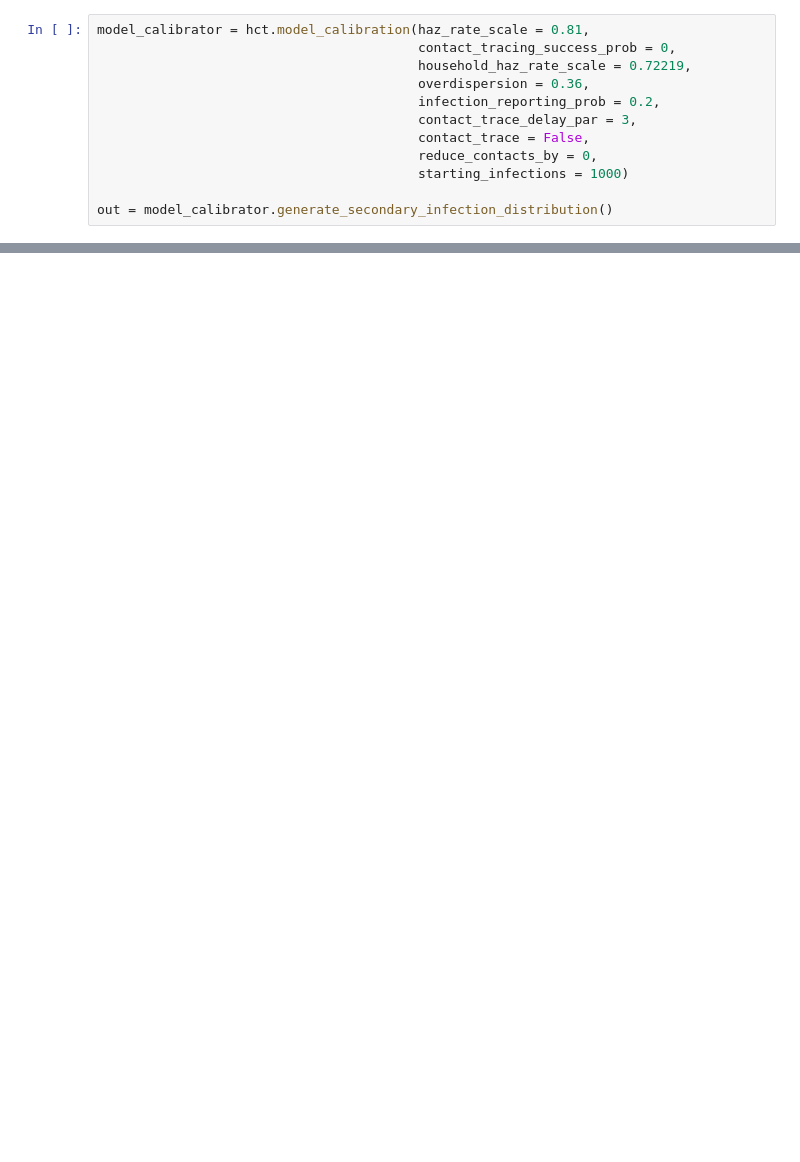
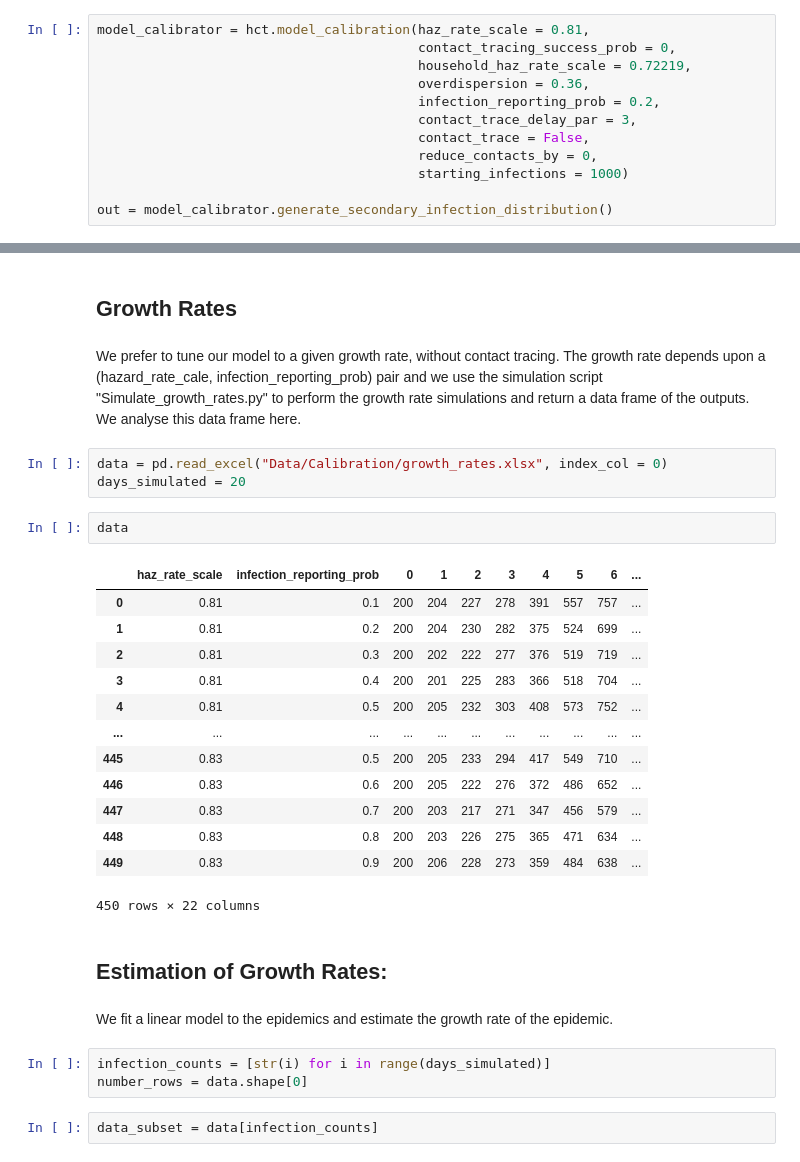
Before and after one commit to foobacca/household-contact-tracing, a Jupyter notebook: Calibration.ipynb, the cells around one changed output, grey strips where cells are left out. Cells and saved outputs as stored; diff of their text form; blank space fills up the shorter version.

Commit message:
updates to calibration

```diff
--- a/Calibration.ipynb
+++ b/Calibration.ipynb
@@ -154,0 +202,32 @@ Text(0.5, 1.0, 'Distribution of Infections Caused')
+# %% [markdown]
+## Growth Rates
+# %% [markdown]
+We prefer to tune our model to a given growth rate, without contact tracing. The growth rate depends upon a (hazard_rate_cale, infection_reporting_prob) pair and we use the simulation script "Simulate_growth_rates.py" to perform the growth rate simulations and return a data frame of the outputs. We analyse this data frame here.
+# %%
+data = pd.read_excel("Data/Calibration/growth_rates.xlsx", index_col = 0)
+days_simulated = 20
+# %%
+data
+# %% [output]
+|  | haz_rate_scale | infection_reporting_prob | 0 | 1 | 2 | 3 | 4 | 5 | 6 | ... |
+| 0 | 0.81 | 0.1 | 200 | 204 | 227 | 278 | 391 | 557 | 757 | ... |
+| 1 | 0.81 | 0.2 | 200 | 204 | 230 | 282 | 375 | 524 | 699 | ... |
+| 2 | 0.81 | 0.3 | 200 | 202 | 222 | 277 | 376 | 519 | 719 | ... |
+| 3 | 0.81 | 0.4 | 200 | 201 | 225 | 283 | 366 | 518 | 704 | ... |
+| 4 | 0.81 | 0.5 | 200 | 205 | 232 | 303 | 408 | 573 | 752 | ... |
+| ... | ... | ... | ... | ... | ... | ... | ... | ... | ... | ... |
+| 445 | 0.83 | 0.5 | 200 | 205 | 233 | 294 | 417 | 549 | 710 | ... |
+| 446 | 0.83 | 0.6 | 200 | 205 | 222 | 276 | 372 | 486 | 652 | ... |
+| 447 | 0.83 | 0.7 | 200 | 203 | 217 | 271 | 347 | 456 | 579 | ... |
+| 448 | 0.83 | 0.8 | 200 | 203 | 226 | 275 | 365 | 471 | 634 | ... |
+| 449 | 0.83 | 0.9 | 200 | 206 | 228 | 273 | 359 | 484 | 638 | ... |
+450 rows × 22 columns
+# %% [markdown]
+## Estimation of Growth Rates:
+# %% [markdown]
+We fit a linear model to the epidemics and estimate the growth rate of the epidemic.
+# %%
+infection_counts = [str(i) for i in range(days_simulated)]
+number_rows = data.shape[0]
+# %%
+data_subset = data[infection_counts]
```
Also changed, not shown: parts of 29 cells of this notebook, 4 other files.
